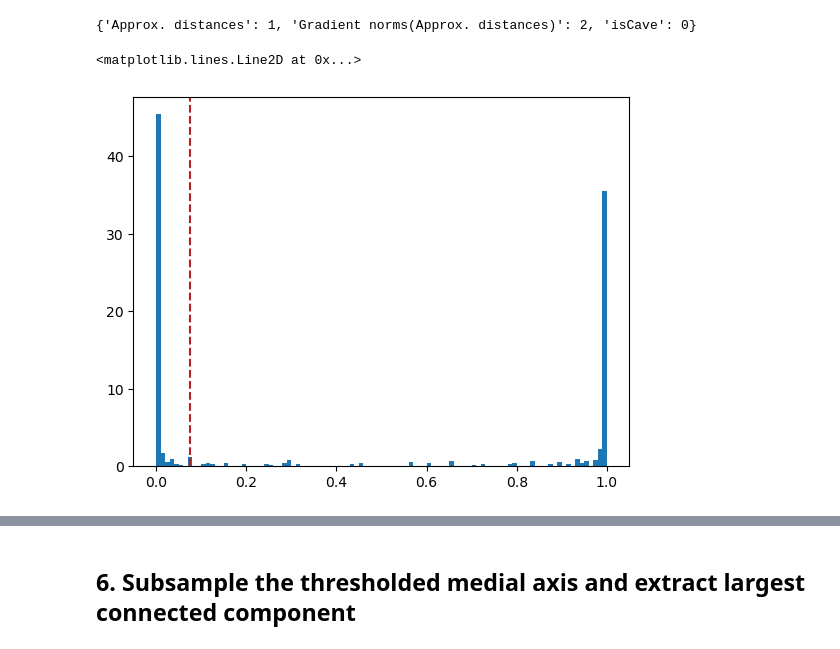
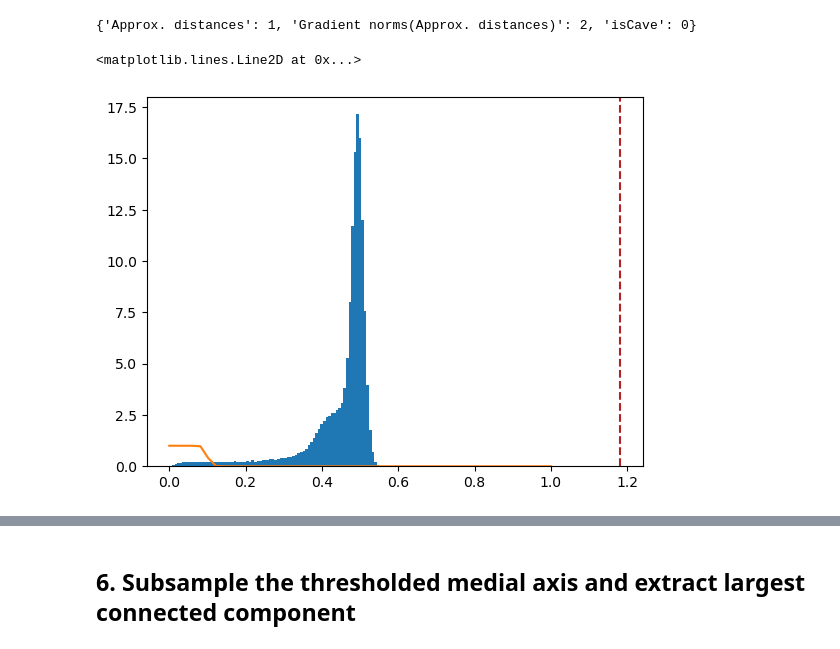
Before and after one commit to ERC-Karst/from_pointcloud_to_mesh, a Jupyter notebook: python/notebooks/02_ExtractCentreLine.ipynb, the cells around one changed output, grey strips where cells are left out. Saved outputs shown, nothing was run; the diff lists cells and outputs as text; code cells hidden in the pictures.

```diff
--- a/python/notebooks/02_ExtractCentreLine.ipynb
+++ b/python/notebooks/02_ExtractCentreLine.ipynb
@@ -51,14 +28,9 @@ p
 # %% [markdown]
 ## 1. Read the point cloud dataset and project it onto a horizontal plane with zero altitude
 # %%
-# define the file path, root should point to the home cave directory.
-root = "../../real_data/01_VersChezLeBrandt/"
-RAW_CLOUD_FILEPATH = os.path.join(root, p["paths"]["subsampledCut2DOutCloudName"])
 
-GLOBAL_SHIFT = np.array(p["alignment"]["globalShift"])
-
-print(RAW_CLOUD_FILEPATH)
-
+RAW_CLOUD_FILEPATH = "../../real_data/3e_Galerie_subsampled.ply"
+GLOBAL_SHIFT = [-537800, -195100, 0]
 # load the point cloud to memory but because it is georeferenced the x and y coordinates are very large.
 # so we subtract the global shift determined in the processing parameters.
 pcCave = cc.loadPointCloud(RAW_CLOUD_FILEPATH, cc.CC_SHIFT_MODE.XYZ, 0, *GLOBAL_SHIFT)
@@ -208,13 +181,16 @@ print(pcIsCave.getScalarFieldDic())
 # %%
 gradient = pcIsCave.getScalarField(2).toNpArrayCopy()
-distance = squish(pcIsCave.getScalarField(1).toNpArrayCopy(),2, 5)
+distance = pcIsCave.getScalarField(1).toNpArrayCopy()
 # %%
 # threshold the gradient scalar field by quantile
 q = 0.5
 quantile = np.quantile(distance, q)
 # %%
-plt.hist(distance, bins = 100, density = True)
+plt.hist(gradient, bins = 100, density = True)
+xi = np.linspace(0, 1)
+plt.plot(xi, squish(xi, 0.1, 100), color = "C1")
+
 plt.axvline(quantile, ls = "--", color = "firebrick")
 # %% [output]
 <matplotlib.lines.Line2D at 0x...>
-[figure, old version]
+[figure, new version]
```
Also changed, not shown: parts of 31 cells of this notebook, 8 other files.
